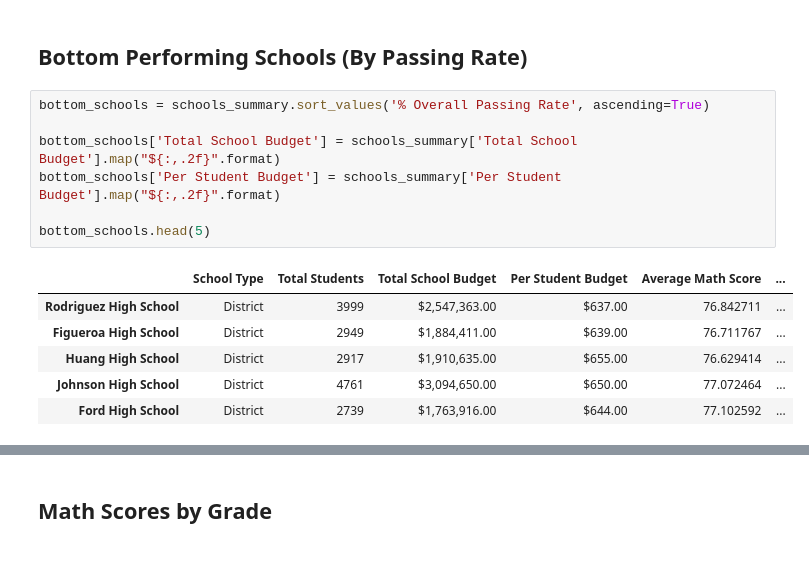
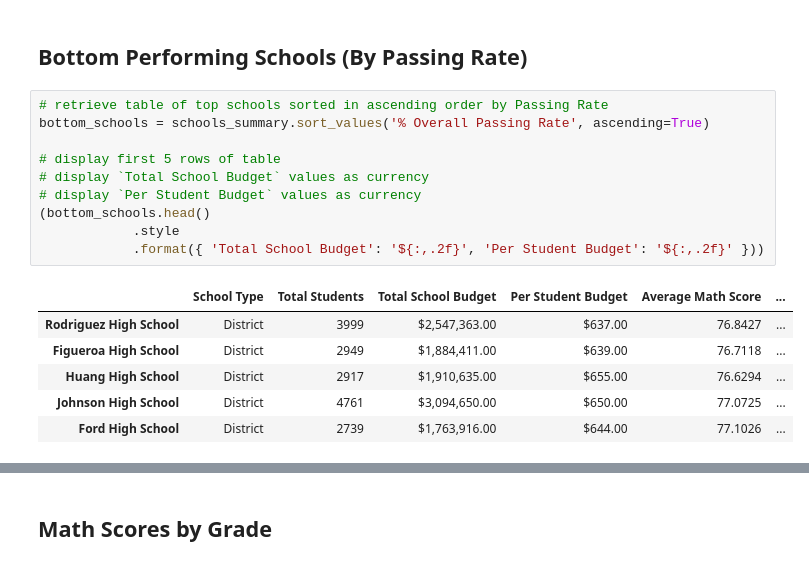
Before and after one commit to tomtav/pandas-challenge, a Jupyter notebook: PyCitySchools/main.ipynb, the cells around one changed output, grey strips where cells are left out. Cells and saved outputs as stored; diff of their text form.

```diff
--- a/PyCitySchools/main.ipynb
+++ b/PyCitySchools/main.ipynb
@@ -181,17 +149,20 @@ top_schools.head(5)
 # %% [markdown]
 ## Bottom Performing Schools (By Passing Rate)
-# %%
-bottom_schools = schools_summary.sort_values('% Overall Passing Rate', ascending=True)
-
-bottom_schools['Total School Budget'] = schools_summary['Total School Budget'].map("${:,.2f}".format)
-bottom_schools['Per Student Budget'] = schools_summary['Per Student Budget'].map("${:,.2f}".format)
-
-bottom_schools.head(5)
-# %% [output]
-|  | School Type | Total Students | Total School Budget | Per Student Budget | Average Math Score | ... |
-| Rodriguez High School | District | 3999 | $2,547,363.00 | $637.00 | 76.842711 | ... |
-| Figueroa High School | District | 2949 | $1,884,411.00 | $639.00 | 76.711767 | ... |
-| Huang High School | District | 2917 | $1,910,635.00 | $655.00 | 76.629414 | ... |
-| Johnson High School | District | 4761 | $3,094,650.00 | $650.00 | 77.072464 | ... |
-| Ford High School | District | 2739 | $1,763,916.00 | $644.00 | 77.102592 | ... |
+# %%
+# retrieve table of top schools sorted in ascending order by Passing Rate
+bottom_schools = schools_summary.sort_values('% Overall Passing Rate', ascending=True)
+
+# display first 5 rows of table
+# display `Total School Budget` values as currency
+# display `Per Student Budget` values as currency
+(bottom_schools.head()
+            .style
+            .format({ 'Total School Budget': '${:,.2f}', 'Per Student Budget': '${:,.2f}' }))
+# %% [output]
+|  | School Type | Total Students | Total School Budget | Per Student Budget | Average Math Score | ... |
+| Rodriguez High School | District | 3999 | $2,547,363.00 | $637.00 | 76.8427 | ... |
+| Figueroa High School | District | 2949 | $1,884,411.00 | $639.00 | 76.7118 | ... |
+| Huang High School | District | 2917 | $1,910,635.00 | $655.00 | 76.6294 | ... |
+| Johnson High School | District | 4761 | $3,094,650.00 | $650.00 | 77.0725 | ... |
+| Ford High School | District | 2739 | $1,763,916.00 | $644.00 | 77.1026 | ... |
 # %%
```
Also changed, not shown: parts of 28 cells of this notebook.
